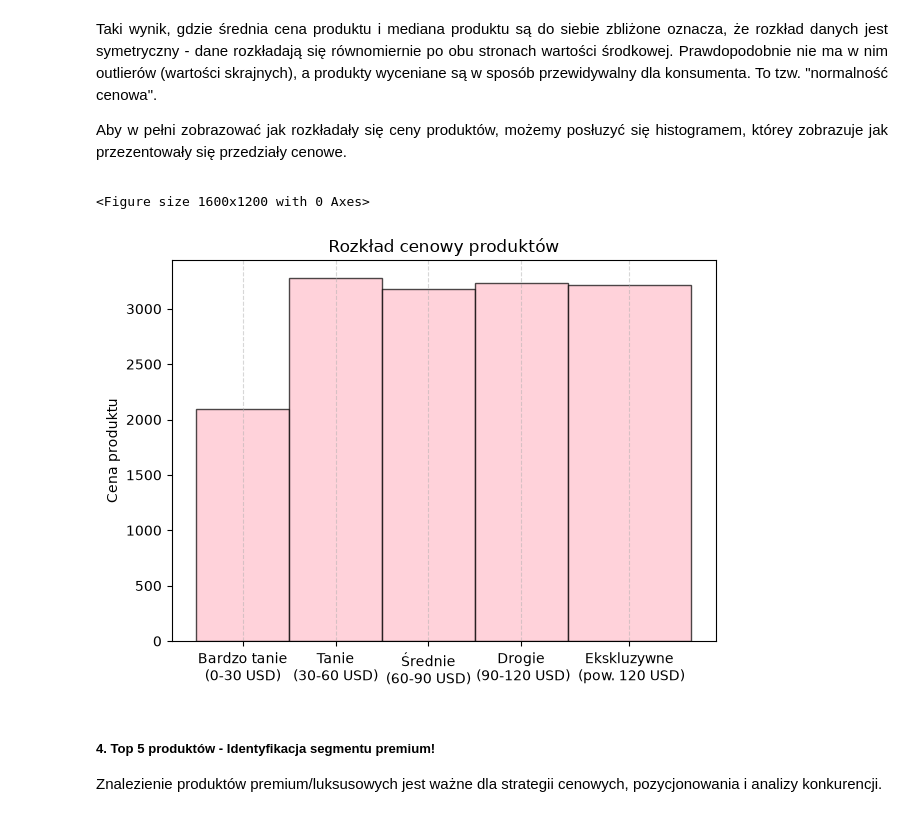
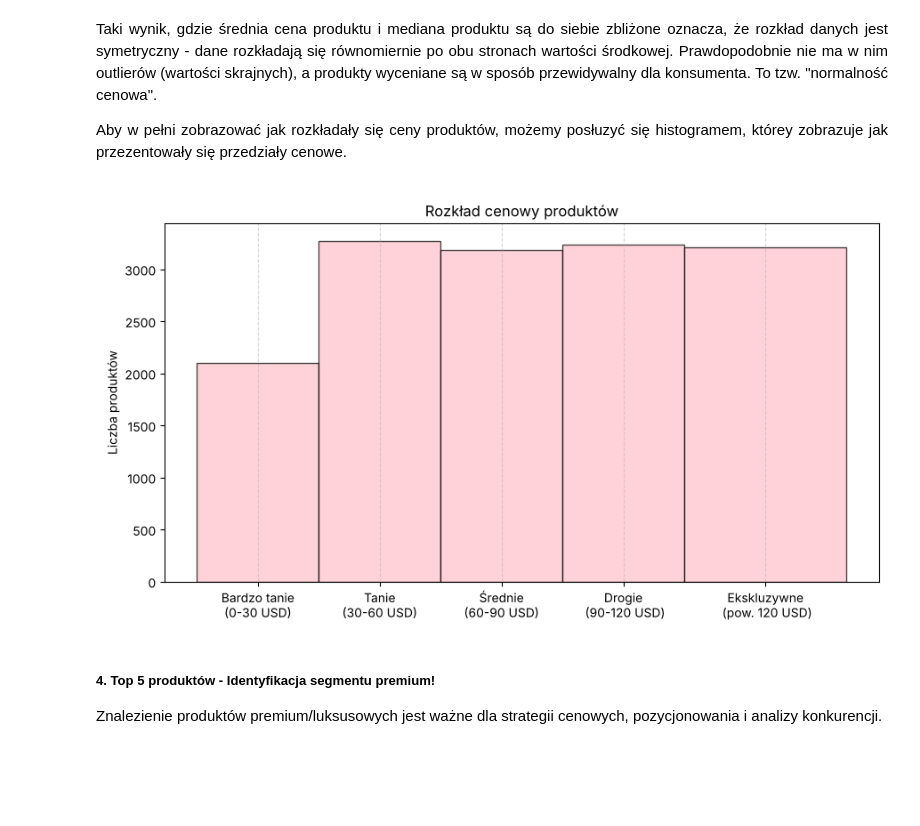
Before and after one commit to kamila-dudzinska/Top_Beauty, a Jupyter notebook: Analiza.ipynb, the cells around one changed output. Drawn from its saved outputs; the diff is of its cells as text; code cells hidden in the pictures; blank space fills up the shorter version.

```diff
--- a/Analiza.ipynb
+++ b/Analiza.ipynb
@@ -79,26 +60,12 @@ Teraz gdy wiemy, że dane są czyste - nie ma pustych wartości (nulli) i dodatk
 
 </div>
 # %%
-df = df.describe()
+# informacje o kolumnach i sprawdzenie nulli
+df.info()
+print(df.isnull().sum())
 
-# formatowanie nagłówka tabeli
-naglowek = df.columns[0]
+# podstawowe statystyki zapisujemy do osobnej zmiennej, żeby nie nadpisać df
+opis = df.describe().reset_index().rename(columns={'index': 'statystyka'})
 
-table_style = df.head(5).style.set_table_styles([
-    {
-        'selector':'th',
-        'props':[
-            ('font-weight', 'bold'),                #pogrubienie
-            ('background-color', '#D291BC'),      #kolor tla - lawendowy
-            ('color', 'white'),                     #kolor czcionki
-            ('text-align', 'center'),               #wysrodkowanie
-            ('padding', '8px')
-        ]
-    }
-]).set_properties(
-    **{'font-weight':'bold'},                       #pogrubienie pierwszej kolumny
-    subset=[naglowek]
-).hide(axis='index')
-
-table_style
+pokaz_tabele(opis, ile=8)
 # %% [output]
@@ -165,9 +134,6 @@ top_cat = df.groupby('Category')['Rating'].mean().sort_values(ascending=False).h
 df_ct = top_cat.to_frame()
 
 # 2. Wykres dla top5 kategorii:
-
-# własna paleta barw:
-sns.set_palette(sns.color_palette(colors))
 
 #wykres
 plt.figure(figsize=(8,5))
@@ -210,45 +177,37 @@ Aby w pełni zobrazować jak rozkładały się ceny produktów, możemy posłuzy
 # %%
 #definiowanie zmiennych
 cena = df['Price_USD']
 price_interval = [0, 30, 60, 90, 120, 160]
 price_int_names = ['Bardzo tanie\n(0-30 USD)',
                    'Tanie\n(30-60 USD)',
                    'Średnie\n(60-90 USD)',
                    'Drogie\n (90-120 USD)',
                    'Ekskluzywne\n (pow. 120 USD)']
 
-plt.figure(figsize=(16, 12))
-fig, ax = plt.subplots()
+fig, ax = plt.subplots(figsize=(9, 5))
 
 # histogram - przediały cenowe
 ax.hist(cena,
         alpha=0.7,
         label="Cena produktu",
         color='pink',
         edgecolor= 'black',
         bins=price_interval)
 
 #środki przedziałów:
 middle_int = [(price_interval[i] + price_interval[i+1])/2 for i in range(len(price_interval)-1)]
 
-# nazwy osi x
-x_names = ['Bardzo tanie\n(0-30 USD)',
-                   'Tanie\n(30-60 USD)',
-                   'Średnie\n(60-90 USD)',
-                   'Drogie\n (90-120 USD)',
-                   'Ekskluzywne\n (pow. 120 USD)']
-
-ax.set_ylabel("Cena produktu")
+# oś Y pokazuje ile produktów jest w danym przedziale cenowym
+ax.set_ylabel("Liczba produktów")
 ax.set_title("Rozkład cenowy produktów")
 plt.xticks(middle_int, price_int_names)
 plt.grid(axis = 'x',
         linestyle = '--',
         alpha=0.5 )
 plt.tight_layout()
 plt.show()
 # %% [output]
-<Figure size 1600x1200 with 0 Axes>
-[figure, old version]
+[figure, new version]
 # %% [markdown]
 ##### 4. Top 5 produktów - Identyfikacja segmentu premium!
 
```
Also changed, not shown: parts of 17 cells of this notebook.
